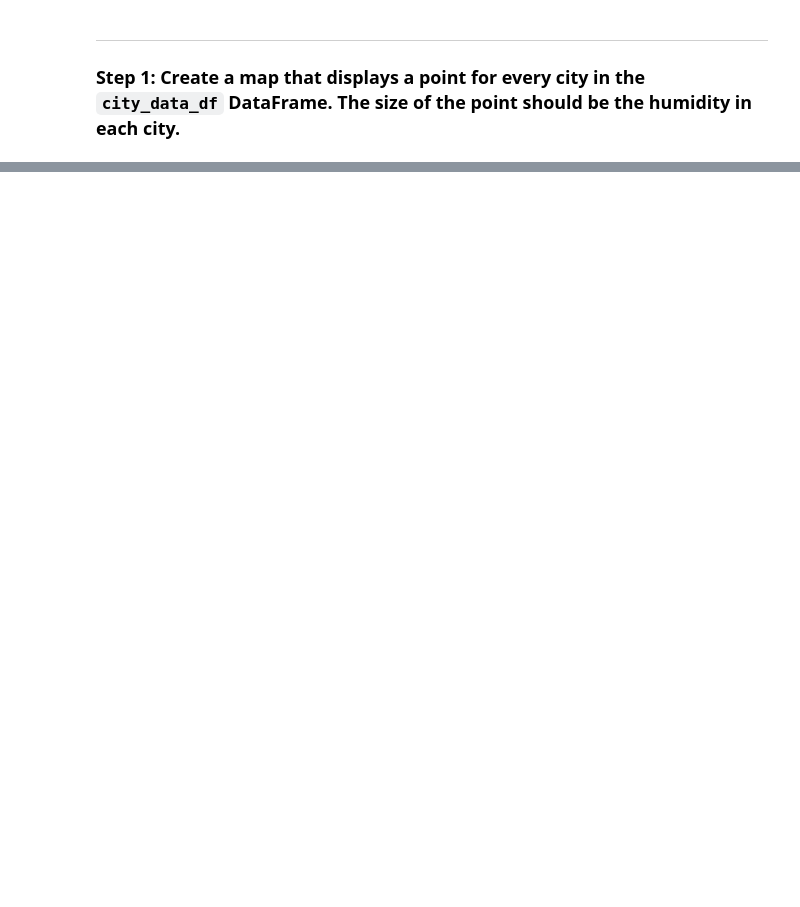
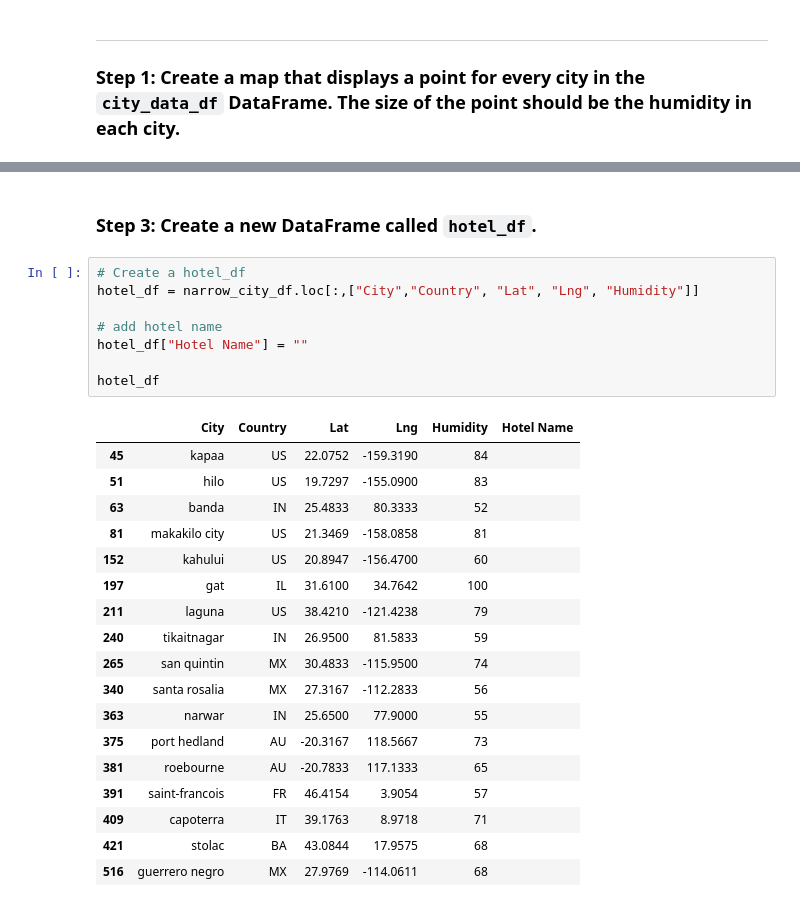
Before and after one commit to baronsgit/python-api-challenge, a Jupyter notebook: WeatherPy/VacationPy.ipynb, the cells around one changed output, grey strips where cells are left out. Saved outputs shown, nothing was run; the diff lists cells and outputs as text; blank space fills up the shorter version.

```diff
--- a/WeatherPy/VacationPy.ipynb
+++ b/WeatherPy/VacationPy.ipynb
@@ -56,0 +88,29 @@ humidity_map
+# %% [markdown]
+### Step 3: Create a new DataFrame called `hotel_df`.
+# %%
+# Create a hotel_df
+hotel_df = narrow_city_df.loc[:,["City","Country", "Lat", "Lng", "Humidity"]]
+
+# add hotel name
+hotel_df["Hotel Name"] = ""
+
+hotel_df
+# %% [output]
+|  | City | Country | Lat | Lng | Humidity | Hotel Name |
+| 45 | kapaa | US | 22.0752 | -159.3190 | 84 |  |
+| 51 | hilo | US | 19.7297 | -155.0900 | 83 |  |
+| 63 | banda | IN | 25.4833 | 80.3333 | 52 |  |
+| 81 | makakilo city | US | 21.3469 | -158.0858 | 81 |  |
+| 152 | kahului | US | 20.8947 | -156.4700 | 60 |  |
+| 197 | gat | IL | 31.6100 | 34.7642 | 100 |  |
+| 211 | laguna | US | 38.4210 | -121.4238 | 79 |  |
+| 240 | tikaitnagar | IN | 26.9500 | 81.5833 | 59 |  |
+| 265 | san quintin | MX | 30.4833 | -115.9500 | 74 |  |
+| 340 | santa rosalia | MX | 27.3167 | -112.2833 | 56 |  |
+| 363 | narwar | IN | 25.6500 | 77.9000 | 55 |  |
+| 375 | port hedland | AU | -20.3167 | 118.5667 | 73 |  |
+| 381 | roebourne | AU | -20.7833 | 117.1333 | 65 |  |
+| 391 | saint-francois | FR | 46.4154 | 3.9054 | 57 |  |
+| 409 | capoterra | IT | 39.1763 | 8.9718 | 71 |  |
+| 421 | stolac | BA | 43.0844 | 17.9575 | 68 |  |
+| 516 | guerrero negro | MX | 27.9769 | -114.0611 | 68 |  |
```
Also changed, not shown: parts of 8 cells of this notebook, 1 other file.
